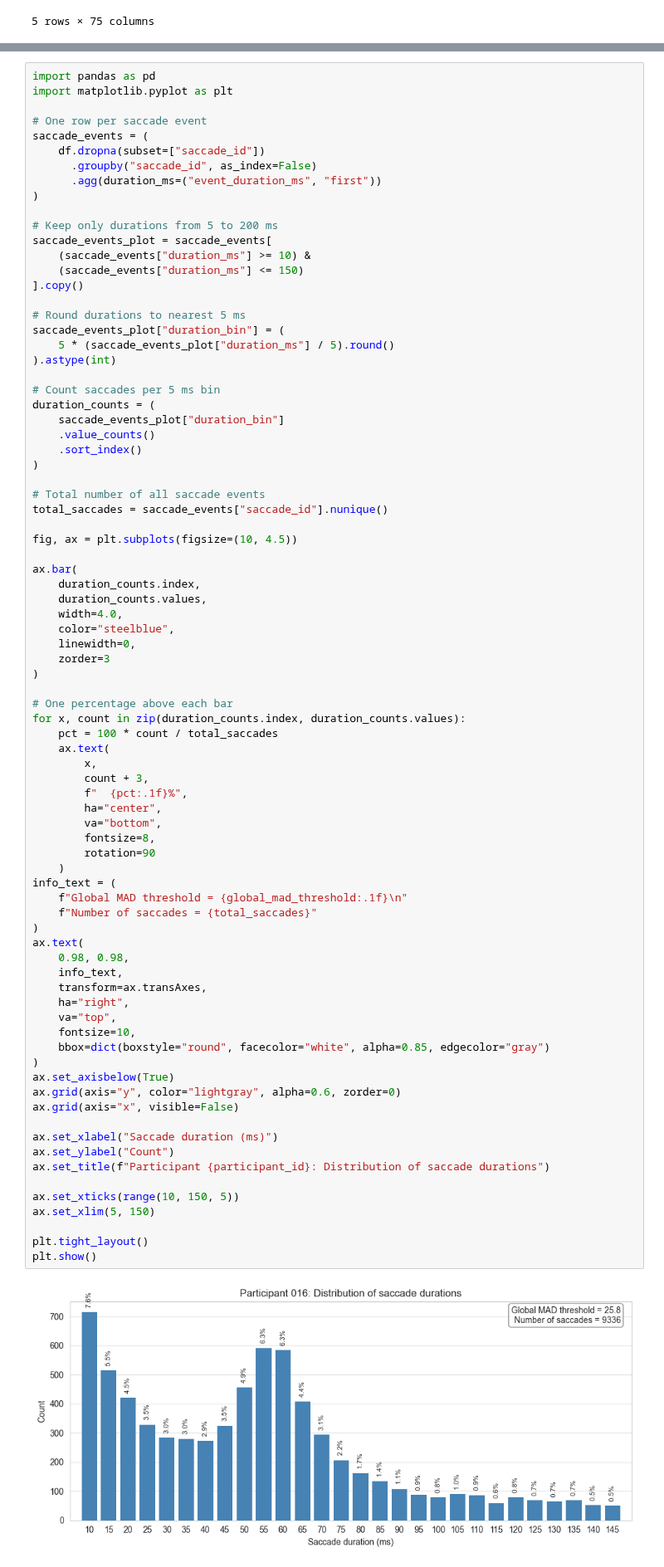
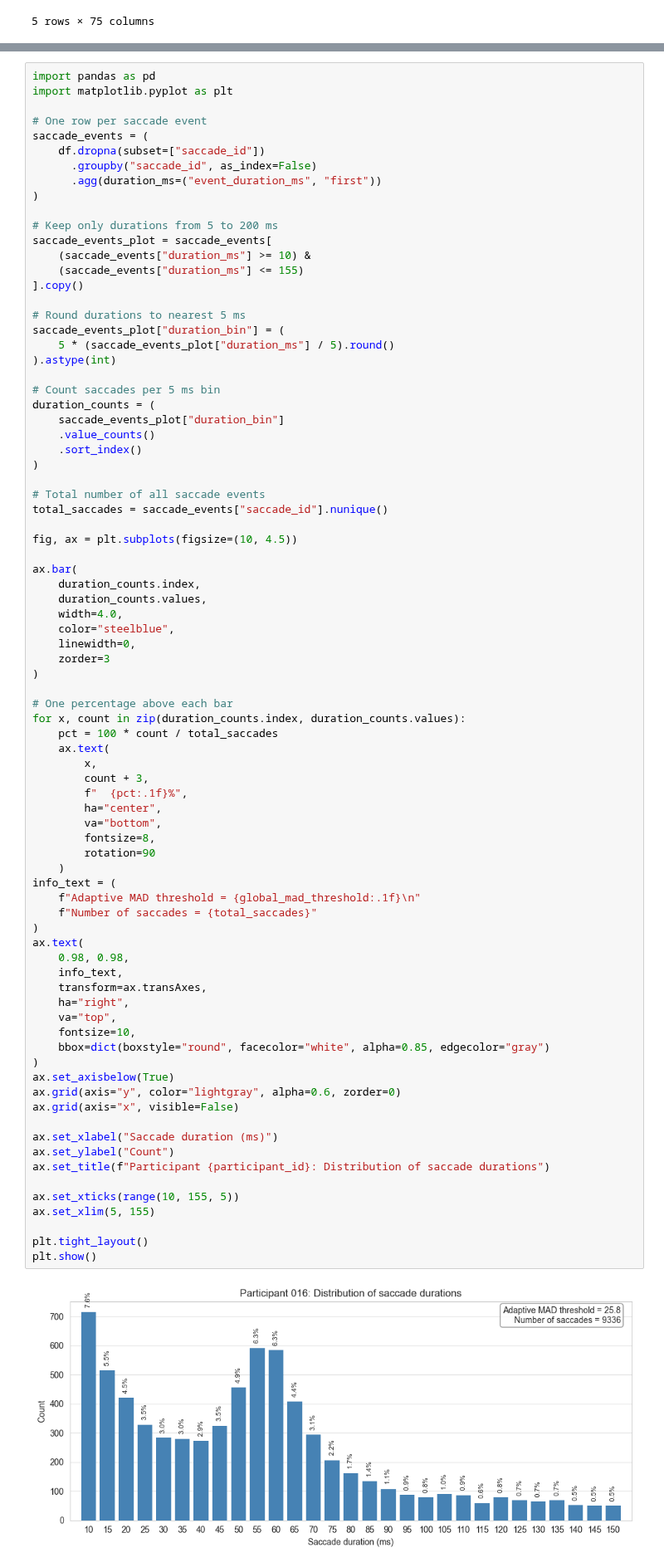
Before and after one commit to JohnMadrid/lego-vr-analysis, a Jupyter notebook: eye-classification/notebooks/LEGO_analysis.ipynb, the cells around one changed output, grey strips where cells are left out. Shown at 83% size. Saved outputs shown, nothing was run; the diff lists cells and outputs as text.

```diff
--- a/eye-classification/notebooks/LEGO_analysis.ipynb
+++ b/eye-classification/notebooks/LEGO_analysis.ipynb
@@ -988,7 +988,7 @@ saccade_events = (
 # Keep only durations from 5 to 200 ms
 saccade_events_plot = saccade_events[
     (saccade_events["duration_ms"] >= 10) &
-    (saccade_events["duration_ms"] <= 150)
+    (saccade_events["duration_ms"] <= 155)
 ].copy()
 
 # Round durations to nearest 5 ms
@@ -1026,34 +1026,34 @@ for x, count in zip(duration_counts.index, duration_counts.values):
         f"  {pct:.1f}%",
         ha="center",
         va="bottom",
         fontsize=8,
         rotation=90
     )
 info_text = (
-    f"Global MAD threshold = {global_mad_threshold:.1f}\n"
+    f"Adaptive MAD threshold = {global_mad_threshold:.1f}\n"
     f"Number of saccades = {total_saccades}"
 )
 ax.text(
     0.98, 0.98,
     info_text,
     transform=ax.transAxes,
     ha="right",
     va="top",
     fontsize=10,
     bbox=dict(boxstyle="round", facecolor="white", alpha=0.85, edgecolor="gray")
 )
 ax.set_axisbelow(True)
 ax.grid(axis="y", color="lightgray", alpha=0.6, zorder=0)
 ax.grid(axis="x", visible=False)
 
 ax.set_xlabel("Saccade duration (ms)")
 ax.set_ylabel("Count")
 ax.set_title(f"Participant {participant_id}: Distribution of saccade durations")
 
-ax.set_xticks(range(10, 150, 5))
-ax.set_xlim(5, 150)
+ax.set_xticks(range(10, 155, 5))
+ax.set_xlim(5, 155)
 
 plt.tight_layout()
 plt.show()
 # %% [output]
-[figure, old version]
+[figure, new version]
```
Also changed, not shown: parts of 5 cells of this notebook, 1 other file.
